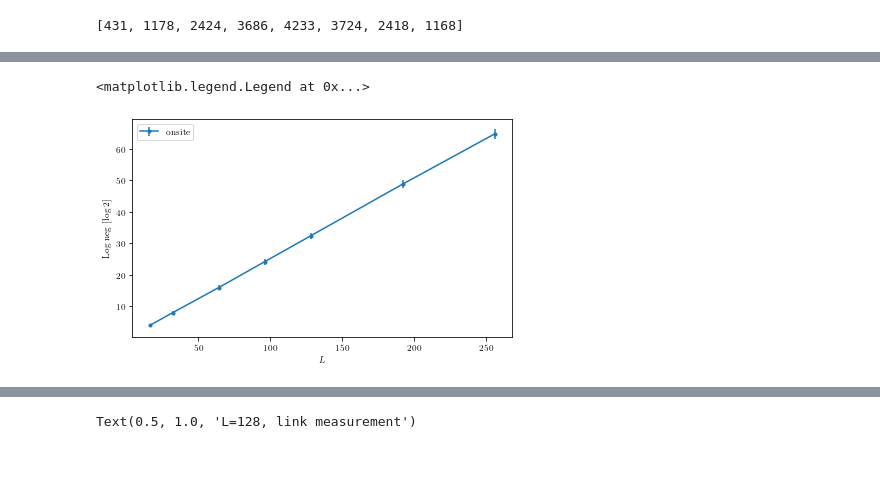
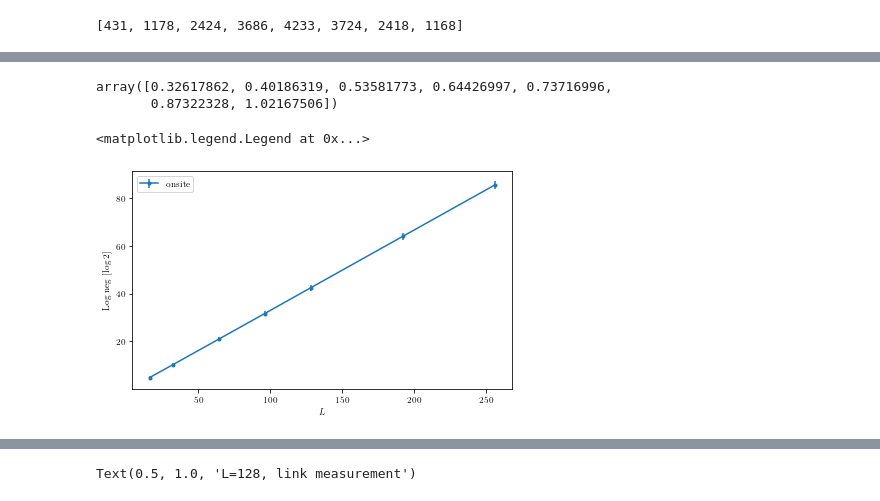
Before and after one commit to hainingpan/SPT, a Jupyter notebook: test_ssh.ipynb, the cells around one changed output, grey strips where cells are left out. Saved outputs shown, nothing was run; the diff lists cells and outputs as text; code cells hidden in the pictures; blank space fills up the shorter version.

```diff
--- a/test_ssh.ipynb
+++ b/test_ssh.ipynb
@@ -1492,6 +1614,12 @@ for _ in range(100):
 eta_Born_link_Ap_list=np.array(eta_Born_link_Ap_list)
 MI_Born_link_Ap_list=np.array(MI_Born_link_Ap_list)
 LN_Born_link_Ap_list=np.array(LN_Born_link_Ap_list)
+# %%
+def run(p):
+    subregionA,subregionB,subregionAp,L=p
+    params=Params(delta=0,L=L,bc=-1)
+    params.measure_all_Born(subregionAp,type='link')
+    return params.log_neg(subregionA,subregionB)
 # %%
 with open('/mnt/d/kitp/Rp_SPT/7/MI_LN_Born_es100_pt500_Ap_link.pickle','rb') as f:
     eta_Born_link_Ap_list,MI_Born_link_Ap_list,LN_Born_link_Ap_list=pickle.load(f)
@@ -1588,0 +1770,3 @@ fig.savefig('/mnt/d/kitp/Rp_SPT/7/MI_LN_Born_link_ApBp.pdf')
+# %%
+with open('SSH_disorder_delta0_L64_var0.0_es50_ds1_ps100.pickle','rb') as f:
+    [eta_Born_map,LN_Born_map,disorder_map]=pickle.load(f)
@@ -3066,8 +3305,9 @@ np.array(MI_onsite_dict[16]).shape
 # %% [output]
 (10000,)
 # %%
-with open('/mnt/d/kitp/Rp_SPT/11/inf_T_SSH_onsite_ApBp.pickle','rb') as f:
-    MI_onsite_ApBp_dict,LN_onsite_ApBp_dict,E_onsite_ApBp_mean=pickle.load(f)
+# with open('/mnt/d/kitp/Rp_SPT/11/inf_T_SSH_onsite_ApBp.pickle','rb') as f:
+with open('/mnt/d/kitp/Rp_SPT/12/inf_T_SSH_onsite_ApBp_sametype.pickle','rb') as f:
+    _,_,MI_onsite_ApBp_dict,LN_onsite_ApBp_dict,E_onsite_ApBp_mean=pickle.load(f)
 # %%
 np.array(MI_onsite_ApBp_dict[16]).shape
 # %% [output]
@@ -3083,9 +3323,10 @@ with open('/mnt/d/kitp/Rp_SPT/11/inf_T_SSH_link.pickle','rb') as f:
 with open('/mnt/d/kitp/Rp_SPT/11/inf_T_SSH_link_Ap_R.pickle','rb') as f:
     MI_link_R_dict,LN_link_R_dict,E_link_R_mean=pickle.load(f)
 # %%
-with open('/mnt/d/kitp/Rp_SPT/11/inf_T_SSH_link_ApBp.pickle','rb') as f:
+# with open('/mnt/d/kitp/Rp_SPT/11/inf_T_SSH_link_ApBp.pickle','rb') as f:
 # with open('inf_T_SSH_link_ApBp.pickle','rb') as f:
-    MI_link_ApBp_dict,LN_link_ApBp_dict,E_link_ApBp_mean=pickle.load(f)
+with open('/mnt/d/kitp/Rp_SPT/12/inf_T_SSH_link_ApBp_sametype.pickle','rb') as f:
+    _,_,MI_link_ApBp_dict,LN_link_ApBp_dict,E_link_ApBp_mean=pickle.load(f)
 # %%
 E_no_128_mean=np.array(E_no_mean[128])
 MI_no_128=np.array(MI_no_dict[128])
@@ -3224,19 +3465,24 @@ for k,v in LN_link_ApBp_dict.items():
     LN_link_ApBp_std_list.append(np.std(v))
 LN_link_ApBp_mean_list=np.array(LN_link_ApBp_mean_list)
 LN_link_ApBp_std_list=np.array(LN_link_ApBp_std_list)
+# %%
+LN_onsite_std_list
+# %% [output]
+array([0.32617862, 0.40186319, 0.53581773, 0.64426997, 0.73716996,
+       0.87322328, 1.02167506])
 # %%
 fig,ax=plt.subplots()
 # ax.errorbar(L_list,LN_no_mean_list/np.log(2),LN_no_std_list/np.log(2),fmt='.-',label='no')
 # ax.errorbar(L_list,LN_onsite_mean_list/np.log(2),LN_onsite_std_list/np.log(2),fmt='.-',label='onsite')
-ax.errorbar(L_list,LN_onsite_ApBp_mean_list/np.log(2),LN_onsite_std_list/np.log(2),fmt='.-',label='onsite')
+ax.errorbar(L_list,LN_onsite_ApBp_mean_list/np.log(2),LN_onsite_ApBp_std_list/np.log(2),fmt='.-',label='onsite')
 # ax.errorbar(L_list,LN_link_mean_list/np.log(2),LN_link_std_list/np.log(2),fmt='.-',label='link')
 ax.set_xlabel('$L$')
 ax.set_ylabel('Log neg [log 2]')
 ax.legend()
 # fig.savefig('/mnt/d/kitp/Rp_SPT/11/LN_L_delta0.pdf')
 # %% [output]
 <matplotlib.legend.Legend at 0x...>
-[figure, old version]
+[figure, new version]
 # %%
 LN_no_mean_E0_list=[]
 LN_no_std_E0_list=[]
```
Also changed, not shown: parts of 37 cells of this notebook, 3 other files.
